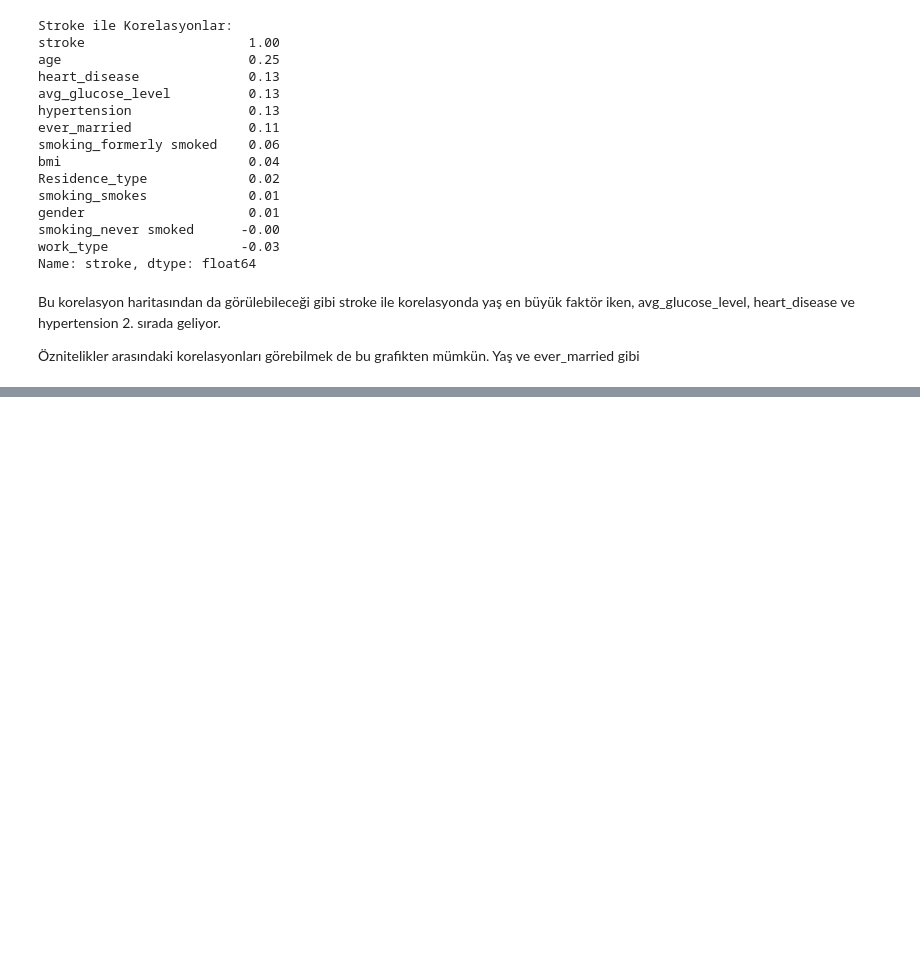
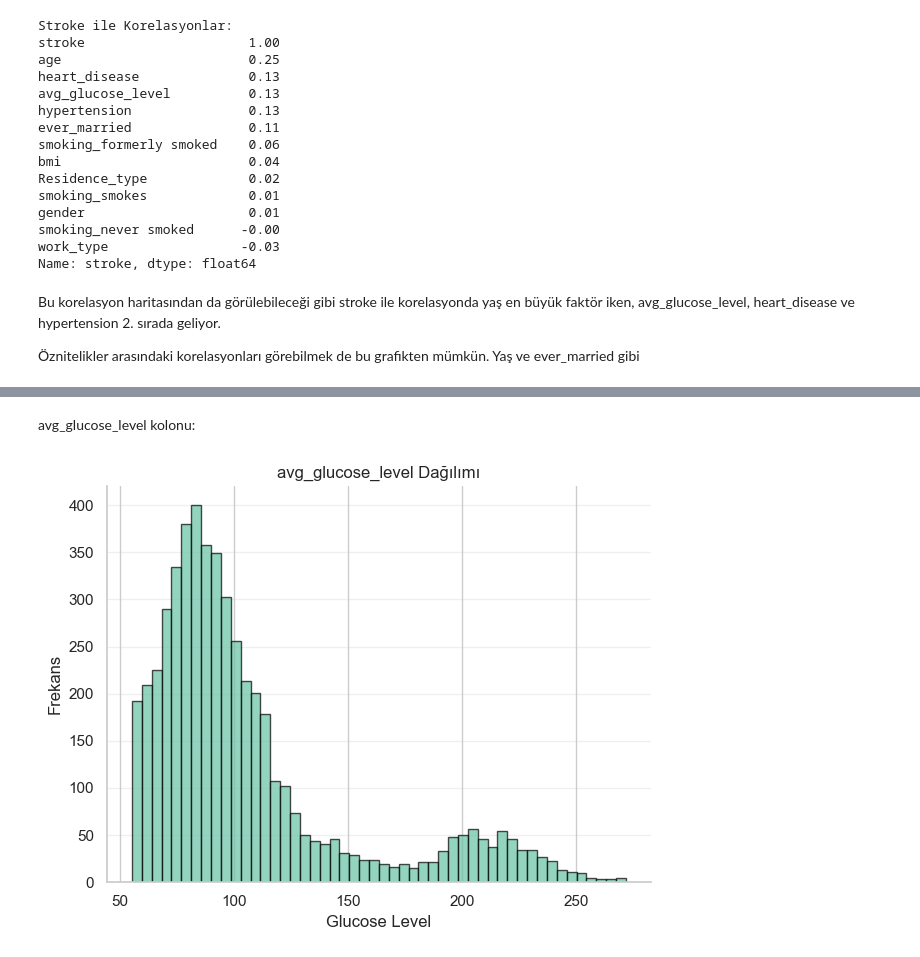
Before and after one commit to emirhangull/StrokePrediction, a Jupyter notebook: analysis.ipynb, the cells around one changed output, grey strips where cells are left out. Drawn from its saved outputs; the diff is of its cells as text; code cells hidden in the pictures; blank space fills up the shorter version.

```diff
--- a/analysis.ipynb
+++ b/analysis.ipynb
@@ -408,0 +559,2 @@ Yani yaş özniteliğinin diğer öznitelikleri de etkilediğini ve inme geçiri
+# %%
+dfcleaned = pd.get_dummies(dfcleaned, columns=['gender'], drop_first=True, dtype=int)
@@ -408,0 +614,3 @@ Yani yaş özniteliğinin diğer öznitelikleri de etkilediğini ve inme geçiri
+# %%
+# ever_married kolonuna one-hot encoding yap
+dfcleaned = pd.get_dummies(dfcleaned, columns=['ever_married'], prefix='ever_married', drop_first=True, dtype=int)
@@ -408,0 +637,4 @@ Yani yaş özniteliğinin diğer öznitelikleri de etkilediğini ve inme geçiri
+# %%
+# work_type kolonuna one-hot encoding
+dfcleaned = pd.get_dummies(dfcleaned, columns=['work_type'], prefix='work_type',
+                             drop_first=True, dtype=int)
@@ -408,0 +656,20 @@ Yani yaş özniteliğinin diğer öznitelikleri de etkilediğini ve inme geçiri
+# %%
+dfcleaned = pd.get_dummies(dfcleaned, columns=['Residence_type'], prefix='Residence_type',
+                             drop_first=True, dtype=int)
+# %% [markdown]
+avg_glucose_level kolonu:
+# %%
+# avg_glucose_level histogram grafiği
+plt.figure(figsize=(12, 5))
+
+plt.subplot(1, 2, 1)
+plt.hist(dfcleaned['avg_glucose_level'], bins=50, edgecolor='black', color='#66c2a5', alpha=0.7)
+plt.xlabel('Glucose Level')
+plt.ylabel('Frekans')
+plt.title('avg_glucose_level Dağılımı')
+plt.grid(axis='y', alpha=0.3)
+
+plt.tight_layout()
+plt.show()
+# %% [output]
+[figure, added]
```
Also changed, not shown: parts of 63 cells of this notebook.
